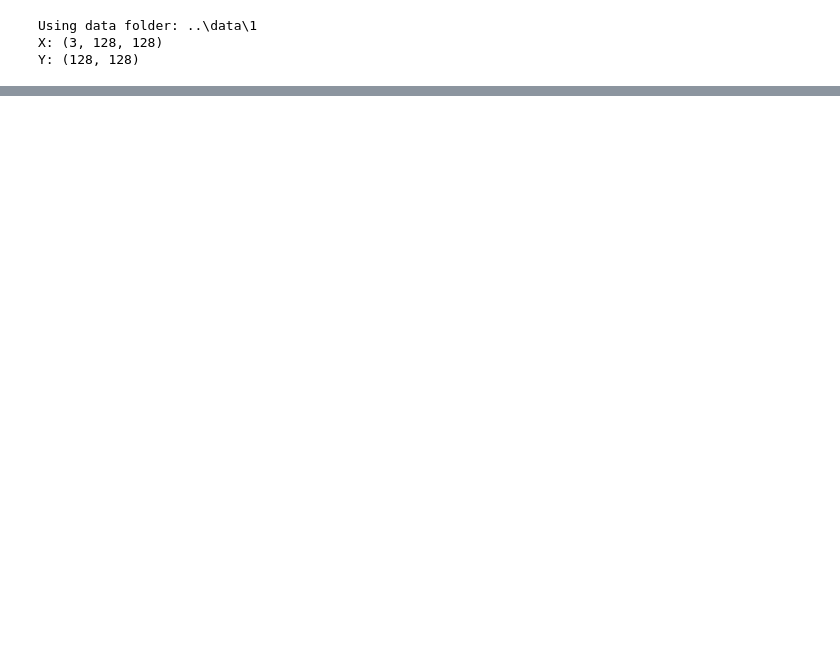
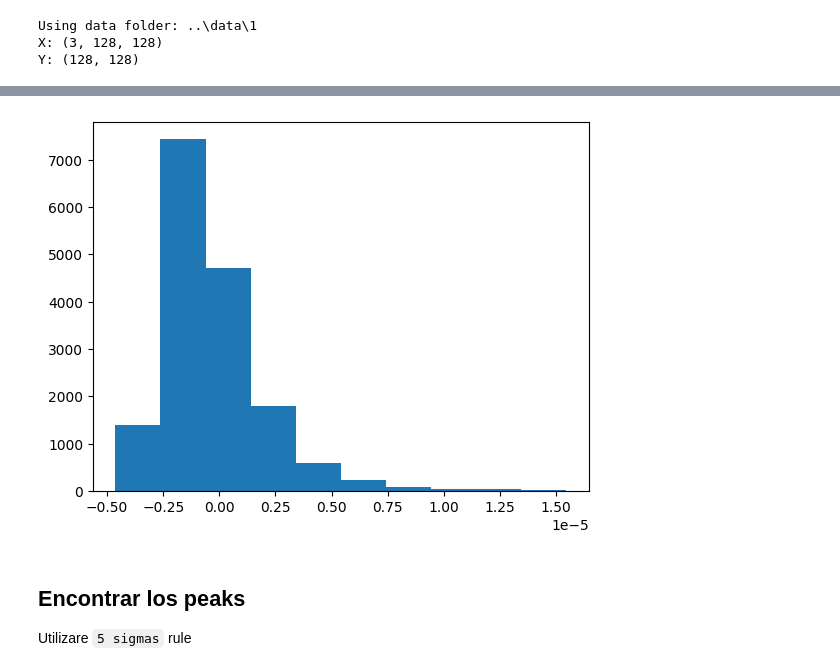
Before and after one commit to fbientrigo/grav_lensing, a Jupyter notebook: final/scripts/visualize_dataset.ipynb, the cells around one changed output, grey strips where cells are left out. Cells and saved outputs as stored; diff of their text form; code cells hidden in the pictures; blank space fills up the shorter version.

```diff
--- a/final/scripts/visualize_dataset.ipynb
+++ b/final/scripts/visualize_dataset.ipynb
@@ -24,0 +36,8 @@ for channel in X:
+# %%
+plt.hist(darkm.flatten())
+plt.show()
+# %% [output]
+[figure, added]
+# %% [markdown]
+## Encontrar los peaks
+Utilizare `5 sigmas` rule
```
Also changed, not shown: parts of 8 cells of this notebook, 2 other files.
